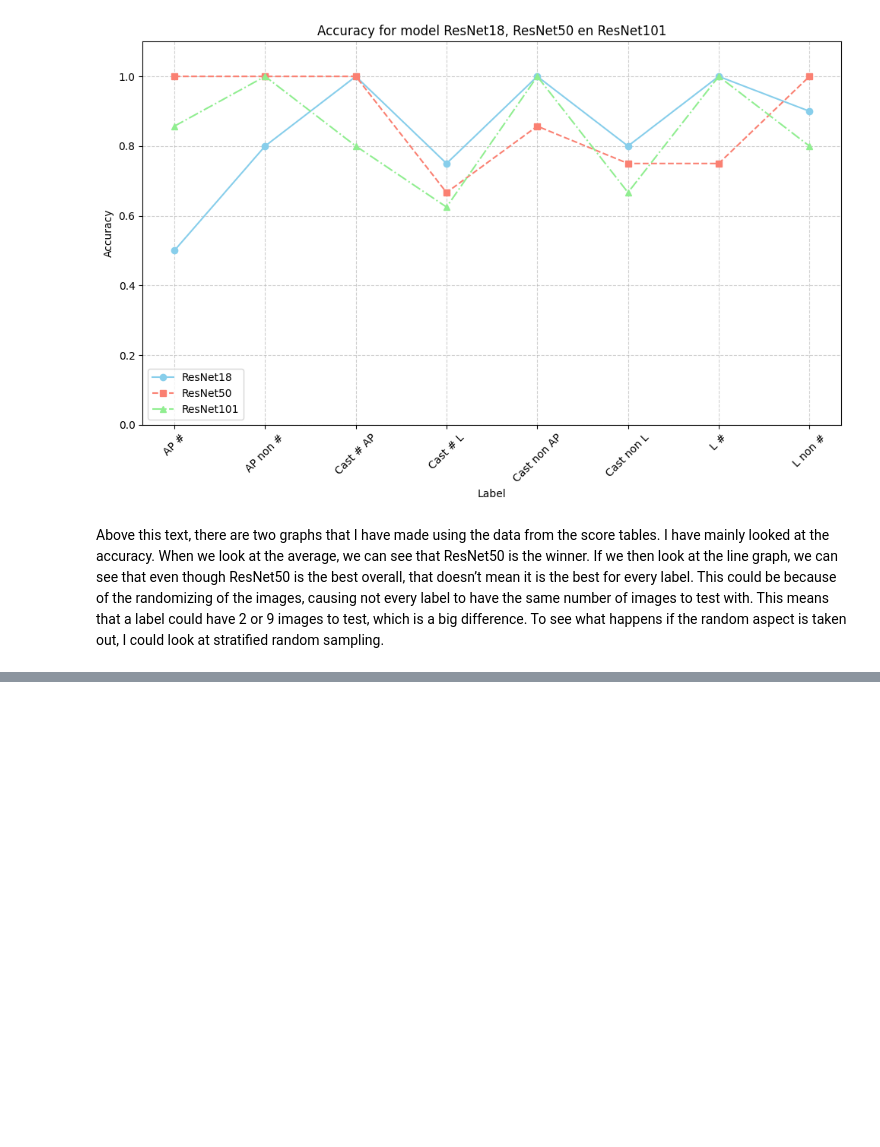
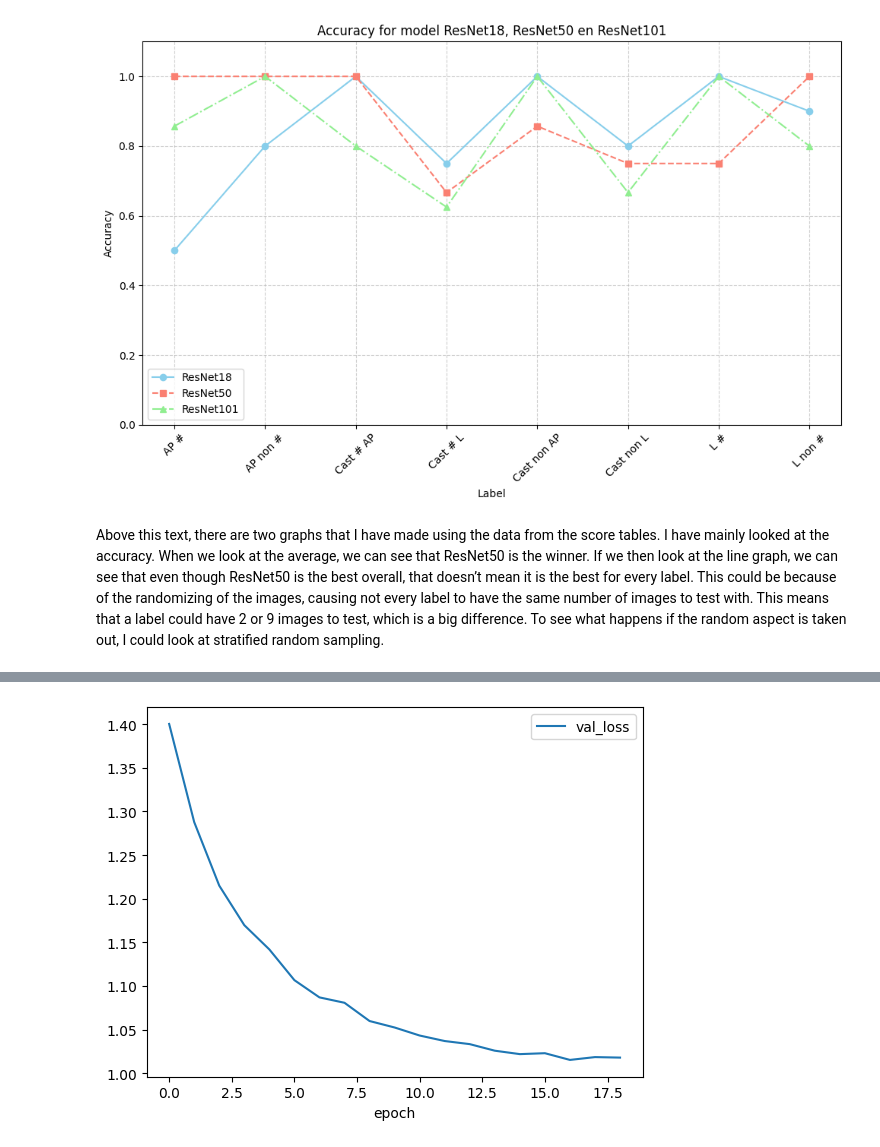
Before and after one commit to Homura2003/X-ray-classifier, a Jupyter notebook: X-ray classification notebook.ipynb, the cells around one changed output, grey strips where cells are left out. Drawn from its saved outputs; the diff is of its cells as text; code cells hidden in the pictures; blank space fills up the shorter version.

```diff
--- a/X-ray classification notebook.ipynb
+++ b/X-ray classification notebook.ipynb
@@ -745,0 +749,15 @@ Above this text, there are two graphs that I have made using the data from the s
+# %%
+from torchvision import models
+
+pretrained_model = models.resnet50(weights="DEFAULT")
+
+data_path = "D:\\Minor\\Classification\\Pols x-ray\\Data 8bit"
+# %%
+from torchvision import transforms
+
+image_size = (244, 244)
+
+transform = transforms.Compose([
+    transforms.Resize(image_size),
+    transforms.ToTensor(),
+])
@@ -745,0 +890,16 @@ Above this text, there are two graphs that I have made using the data from the s
+# %%
+from pytorch_lightning.loggers import CSVLogger
+from pytorch_lightning.callbacks.early_stopping import EarlyStopping
+from pytorch_lightning import Trainer
+
+logger = CSVLogger(save_dir=".")
+
+early_stopping = EarlyStopping(
+    monitor="val_accuracy",
+    patience=10,
+    mode="max",
+    stopping_threshold= 1.0
+)
+
+trainer = Trainer(max_epochs=100, logger=logger, callbacks=[early_stopping])
+trainer.fit(model, datamodule=dataset)
@@ -745,0 +926,6 @@ Above this text, there are two graphs that I have made using the data from the s
+# %%
+metrics = pandas.read_csv(os.path.join(trainer.log_dir, "metrics.csv"))
+loss_metrics = metrics[["epoch", "val_loss"]].set_index("epoch")
+plot = loss_metrics.plot()
+# %% [output]
+[figure, added]
```
Also changed, not shown: parts of 9 cells of this notebook.
